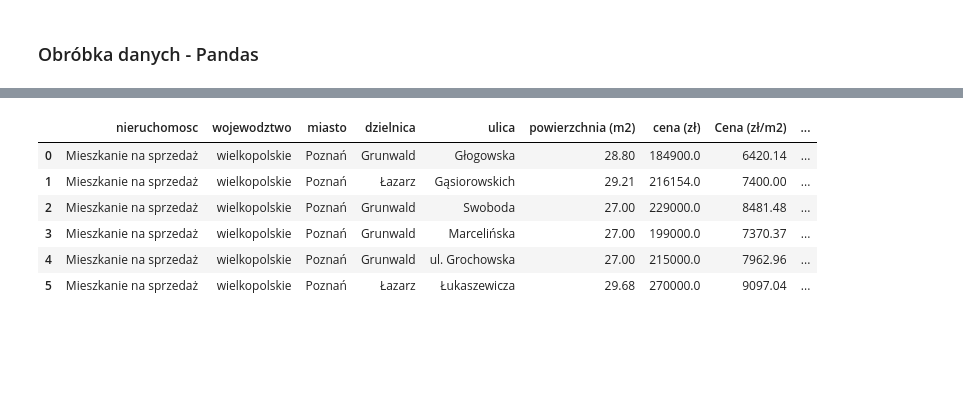
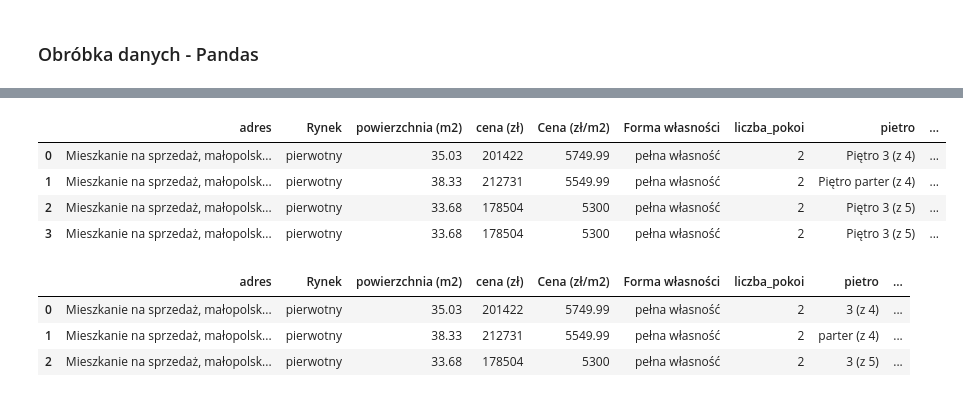
Before and after one commit to KKuzmiak/Projects, a Jupyter notebook: BeautifulSoup, Pandas- Github.ipynb, the cells around one changed output, grey strips where cells are left out. Cells and saved outputs as stored; diff of their text form; code cells hidden in the pictures; blank space fills up the shorter version.

```diff
--- a/BeautifulSoup, Pandas- Github.ipynb
+++ b/BeautifulSoup, Pandas- Github.ipynb
@@ -247,3 +262,26 @@ mieszkania_oferty.drop(['reszta_inf'], axis=1, inplace=True)
+# %%
+kolejnosc_kolumn=['adres','Rynek','powierzchnia (m2)','cena (zł)','Cena (zł/m2)','Forma własności',\
+'liczba_pokoi', 'pietro', 'Rodzaj zabudowy', 'Stan wykończenia', 'Czynsz', 'opis']
+# %%
+# ustawiam kolumny w wybranej kolejności.
+#Jeśli nieruchomość nie posiada danych w zakresie określonej cechy, w odpowiedniej komórce pojawi się 'Nan'
+mieszkania_oferty=oferty.reindex(columns=kolejnosc_kolumn)
+# %%
+mieszkania_oferty
+# %% [output]
+|  | adres | Rynek | powierzchnia (m2) | cena (zł) | Cena (zł/m2) | Forma własności | liczba_pokoi | pietro | ... |
+| 0 | Mieszkanie na sprzedaż, małopolsk... | pierwotny | 35.03 | 201422 | 5749.99 | pełna własność | 2 | Piętro 3 (z 4) | ... |
+| 1 | Mieszkanie na sprzedaż, małopolsk... | pierwotny | 38.33 | 212731 | 5549.99 | pełna własność | 2 | Piętro parter (z 4) | ... |
+| 2 | Mieszkanie na sprzedaż, małopolsk... | pierwotny | 33.68 | 178504 | 5300 | pełna własność | 2 | Piętro 3 (z 5) | ... |
+| 3 | Mieszkanie na sprzedaż, małopolsk... | pierwotny | 33.68 | 178504 | 5300 | pełna własność | 2 | Piętro 3 (z 5) | ... |
+# %%
+# usuwam duplikaty
+mieszkania_oferty.drop_duplicates(subset=['powierzchnia (m2)', 'cena (zł)','pietro','liczba_pokoi' ])
+# %% [output]
+|  | adres | Rynek | powierzchnia (m2) | cena (zł) | Cena (zł/m2) | Forma własności | liczba_pokoi | pietro | ... |
+| 0 | Mieszkanie na sprzedaż, małopolsk... | pierwotny | 35.03 | 201422 | 5749.99 | pełna własność | 2 | 3 (z 4) | ... |
+| 1 | Mieszkanie na sprzedaż, małopolsk... | pierwotny | 38.33 | 212731 | 5549.99 | pełna własność | 2 | parter (z 4) | ... |
+| 2 | Mieszkanie na sprzedaż, małopolsk... | pierwotny | 33.68 | 178504 | 5300 | pełna własność | 2 | 3 (z 5) | ... |
 # %%
 #usuwam wyraz'Piętro' z kolumny 'pietro'
 mieszkania_oferty['pietro']=mieszkania_oferty['pietro'].apply(lambda x: x.replace('Piętro',''))
@@ -256,10 +287,0 @@ mieszkania_oferty['dzielnica']=mieszkania_oferty['dzielnica'].apply(lambda x: x.
-# %%
-mieszkania_oferty.drop_duplicates(subset=['powierzchnia (m2)', 'cena (zł)','pietro','liczba_pokoi' ]).head(6)
-# %% [output]
-|  | nieruchomosc | wojewodztwo | miasto | dzielnica | ulica | powierzchnia (m2) | cena (zł) | Cena (zł/m2) | ... |
-| 0 | Mieszkanie na sprzedaż | wielkopolskie | Poznań | Grunwald | Głogowska | 28.80 | 184900.0 | 6420.14 | ... |
-| 1 | Mieszkanie na sprzedaż | wielkopolskie | Poznań | Łazarz | Gąsiorowskich | 29.21 | 216154.0 | 7400.00 | ... |
-| 2 | Mieszkanie na sprzedaż | wielkopolskie | Poznań | Grunwald | Swoboda | 27.00 | 229000.0 | 8481.48 | ... |
-| 3 | Mieszkanie na sprzedaż | wielkopolskie | Poznań | Grunwald | Marcelińska | 27.00 | 199000.0 | 7370.37 | ... |
-| 4 | Mieszkanie na sprzedaż | wielkopolskie | Poznań | Grunwald | ul. Grochowska | 27.00 | 215000.0 | 7962.96 | ... |
-| 5 | Mieszkanie na sprzedaż | wielkopolskie | Poznań | Łazarz | Łukaszewicza | 29.68 | 270000.0 | 9097.04 | ... |
```
Also changed, not shown: parts of 29 cells of this notebook.
